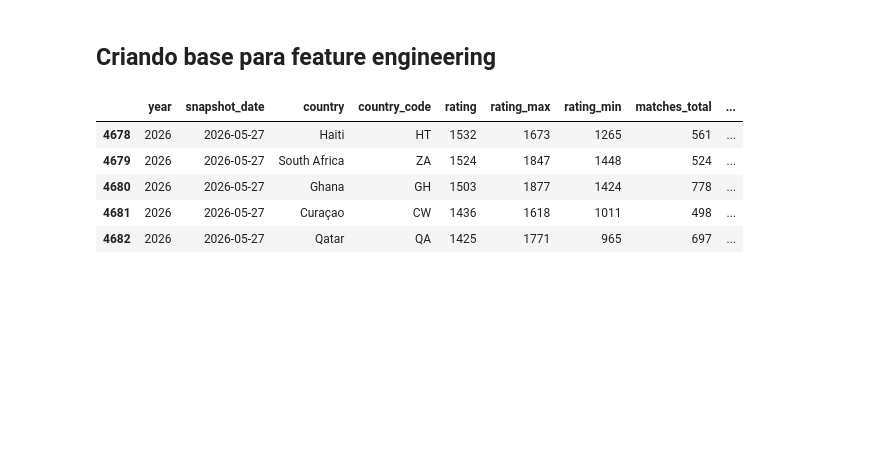
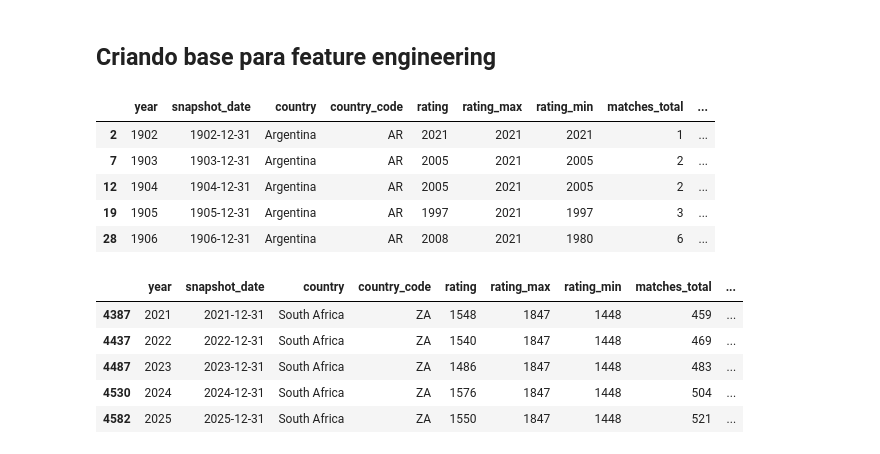
Before and after one commit to rafabandoni/world-cup-2026-predict, a Jupyter notebook: notebooks/eda.ipynb, the cells around one changed output. Saved outputs shown, nothing was run; the diff lists cells and outputs as text; code cells hidden in the pictures; blank space fills up the shorter version.

Commit message:
adiciona colunas anuais pra cada registro

```diff
--- a/notebooks/eda.ipynb
+++ b/notebooks/eda.ipynb
@@ -134,11 +179,41 @@ plt.show()
 # %% [markdown]
 ## Criando base para feature engineering
 # %%
-elo.tail()
+# O elo criado no ultimo dia do ano deve ser aplicado no ano seguinte
+elo = elo[elo['year'] != 2026]
+elo['year_applied'] = elo['year'] + 1
+
+# Criando valores anuais de match e goal
+elo = elo.sort_values(['country_code', 'year'])
+agg_cols = [
+    'matches_total',
+    'wins',
+    'losses',
+    'draws',
+    'goals_for',
+    'goals_against',
+]
+
+for col in agg_cols:
+    elo[f'{col}_year'] = (
+        elo
+        .groupby('country_code')[col]
+        .diff()
+        .fillna(elo[col])
+    )
+
+display(elo.head())
+display(elo.tail())
 # %% [output]
 |  | year | snapshot_date | country | country_code | rating | rating_max | rating_min | matches_total | ... |
-| 4678 | 2026 | 2026-05-27 | Haiti | HT | 1532 | 1673 | 1265 | 561 | ... |
-| 4679 | 2026 | 2026-05-27 | South Africa | ZA | 1524 | 1847 | 1448 | 524 | ... |
-| 4680 | 2026 | 2026-05-27 | Ghana | GH | 1503 | 1877 | 1424 | 778 | ... |
-| 4681 | 2026 | 2026-05-27 | Curaçao | CW | 1436 | 1618 | 1011 | 498 | ... |
-| 4682 | 2026 | 2026-05-27 | Qatar | QA | 1425 | 1771 | 965 | 697 | ... |
+| 2 | 1902 | 1902-12-31 | Argentina | AR | 2021 | 2021 | 2021 | 1 | ... |
+| 7 | 1903 | 1903-12-31 | Argentina | AR | 2005 | 2021 | 2005 | 2 | ... |
+| 12 | 1904 | 1904-12-31 | Argentina | AR | 2005 | 2021 | 2005 | 2 | ... |
+| 19 | 1905 | 1905-12-31 | Argentina | AR | 1997 | 2021 | 1997 | 3 | ... |
+| 28 | 1906 | 1906-12-31 | Argentina | AR | 2008 | 2021 | 1980 | 6 | ... |
+|  | year | snapshot_date | country | country_code | rating | rating_max | rating_min | matches_total | ... |
+| 4387 | 2021 | 2021-12-31 | South Africa | ZA | 1548 | 1847 | 1448 | 459 | ... |
+| 4437 | 2022 | 2022-12-31 | South Africa | ZA | 1540 | 1847 | 1448 | 469 | ... |
+| 4487 | 2023 | 2023-12-31 | South Africa | ZA | 1486 | 1847 | 1448 | 483 | ... |
+| 4530 | 2024 | 2024-12-31 | South Africa | ZA | 1576 | 1847 | 1448 | 504 | ... |
+| 4582 | 2025 | 2025-12-31 | South Africa | ZA | 1550 | 1847 | 1448 | 521 | ... |
```
Also changed, not shown: parts of 3 cells of this notebook.
